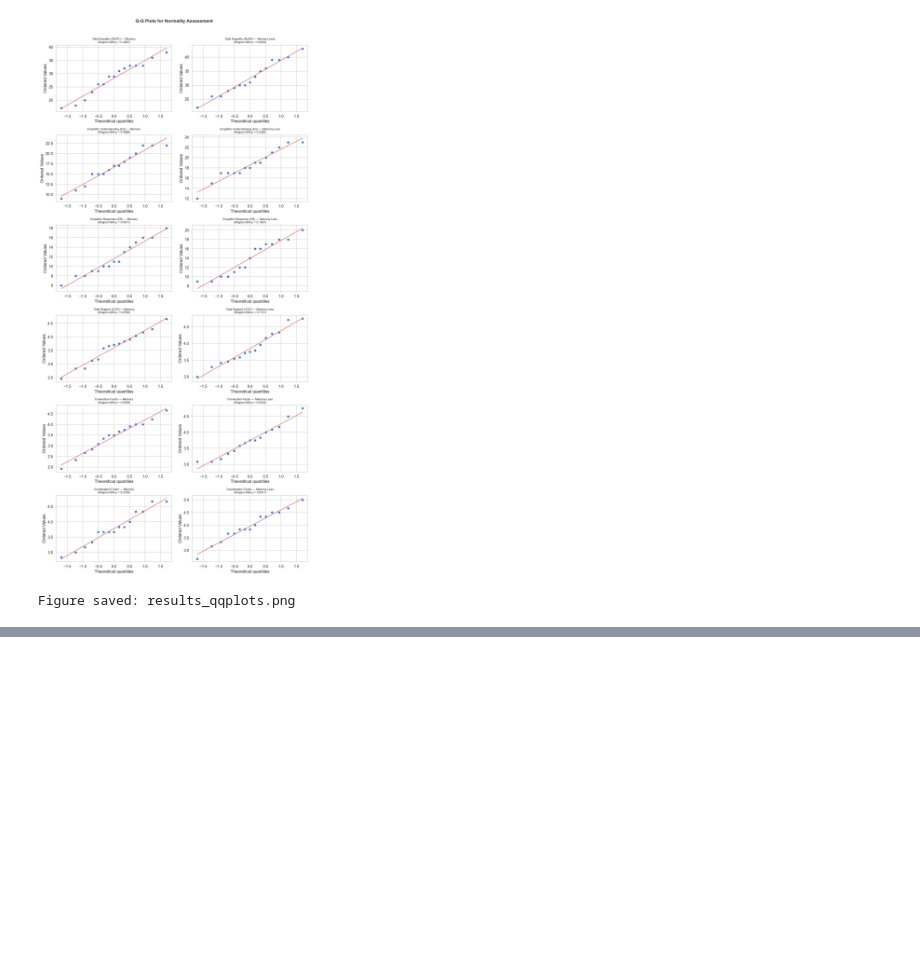
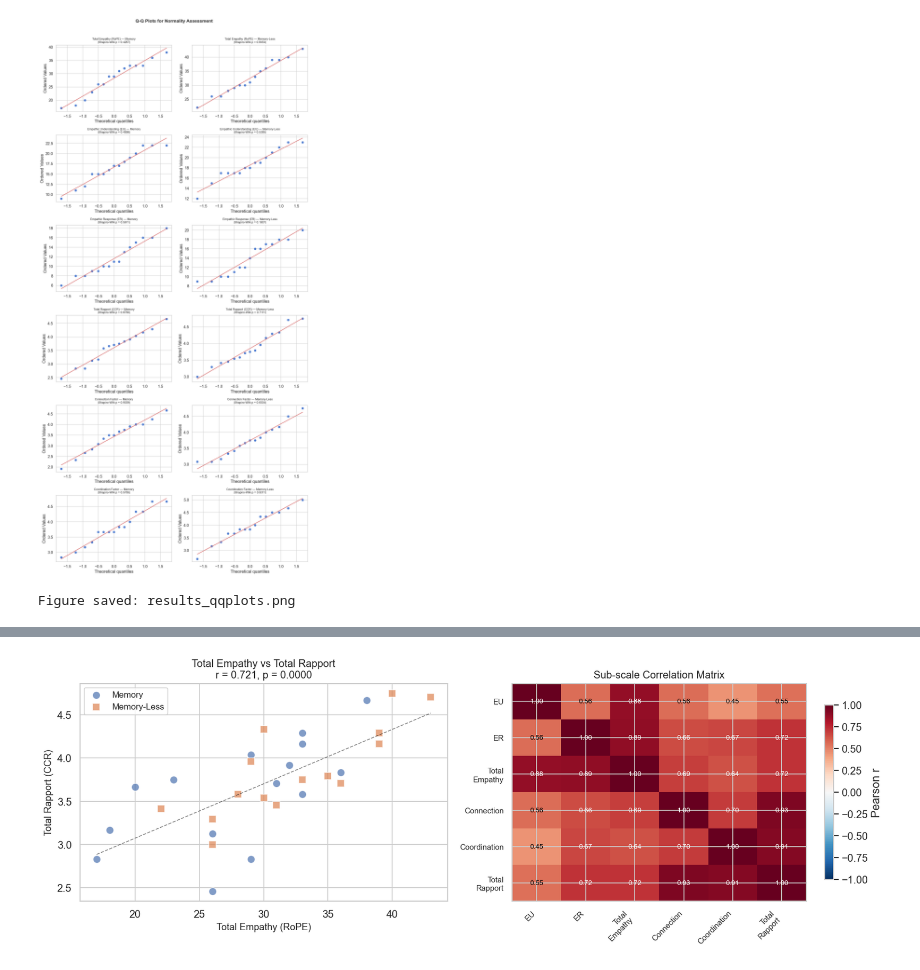
Before and after one commit to konnaan-tud/dsait4065-ca-group20, a Jupyter notebook: statistical_analysis/statistical_analysis.ipynb, the cells around one changed output, grey strips where cells are left out. Drawn from its saved outputs; the diff is of its cells as text; code cells hidden in the pictures; blank space fills up the shorter version.

```diff
--- a/statistical_analysis/statistical_analysis.ipynb
+++ b/statistical_analysis/statistical_analysis.ipynb
@@ -794,0 +959,79 @@ Figure saved: results_qqplots.png
+# %%
+# ============================================================
+# Correlation analysis: Empathy ↔ Rapport (all 30 participants)
+# ============================================================
+from scipy.stats import pearsonr, spearmanr
+
+# All correlations between empathy and rapport sub-scales
+corr_pairs = [
+    ('Total_Empathy', 'Total_Rapport', 'Total Empathy ↔ Total Rapport'),
+    ('EU_subscale', 'Connection', 'EU ↔ Connection'),
+    ('EU_subscale', 'Coordination', 'EU ↔ Coordination'),
+    ('ER_subscale', 'Connection', 'ER ↔ Connection'),
+    ('ER_subscale', 'Coordination', 'ER ↔ Coordination'),
+    ('EU_subscale', 'ER_subscale', 'EU ↔ ER (within empathy)'),
+    ('Connection', 'Coordination', 'Connection ↔ Coordination (within rapport)'),
+]
+
+print("Pearson Correlations (N = 30, pooled across conditions)")
+print("=" * 75)
+print(f"{'Pair':<45} {'r':>8} {'p-value':>10} {'Sig.':>6}")
+print("-" * 75)
+
+corr_results = []
+for col1, col2, label in corr_pairs:
+    r, p = pearsonr(df_scores[col1], df_scores[col2])
+    sig = "***" if p < 0.001 else "**" if p < 0.01 else "*" if p < 0.05 else "n.s."
+    corr_results.append({'Pair': label, 'r': r, 'p': p, 'sig': sig})
+    print(f"  {label:<43} {r:>+.4f} {p:>10.4f} {sig:>6}")
+
+print("\n* p < .05, ** p < .01, *** p < .001")
+
+# Scatter plot: Total Empathy vs Total Rapport
+fig, axes = plt.subplots(1, 2, figsize=(14, 5))
+
+# Plot 1: Total Empathy vs Total Rapport (colored by condition)
+for condition, color, marker in [('Memory', '#4C72B0', 'o'), ('Memory-Less', '#DD8452', 's')]:
+    mask = df_scores['Condition'] == condition
+    axes[0].scatter(df_scores[mask]['Total_Empathy'], df_scores[mask]['Total_Rapport'],
+                    c=color, marker=marker, s=80, alpha=0.7, label=condition, edgecolors='white')
+
+# Overall regression line
+x = df_scores['Total_Empathy']
+y = df_scores['Total_Rapport']
+z = np.polyfit(x, y, 1)
+p_line = np.poly1d(z)
+x_range = np.linspace(x.min(), x.max(), 100)
+axes[0].plot(x_range, p_line(x_range), 'k--', alpha=0.5, linewidth=1)
+
+r_total, p_total = pearsonr(x, y)
+axes[0].set_xlabel('Total Empathy (RoPE)', fontsize=11)
+axes[0].set_ylabel('Total Rapport (CCR)', fontsize=11)
+axes[0].set_title(f'Total Empathy vs Total Rapport\nr = {r_total:.3f}, p = {p_total:.4f}', fontsize=12)
+axes[0].legend(fontsize=10)
+
+# Plot 2: Correlation heatmap of all sub-scales
+corr_cols = ['EU_subscale', 'ER_subscale', 'Total_Empathy', 'Connection', 'Coordination', 'Total_Rapport']
+corr_labels = ['EU', 'ER', 'Total\nEmpathy', 'Connection', 'Coordination', 'Total\nRapport']
+corr_matrix = df_scores[corr_cols].corr()
+
+im = axes[1].imshow(corr_matrix.values, cmap='RdBu_r', vmin=-1, vmax=1, aspect='auto')
+axes[1].set_xticks(range(len(corr_labels)))
+axes[1].set_xticklabels(corr_labels, fontsize=9, rotation=45, ha='right')
+axes[1].set_yticks(range(len(corr_labels)))
+axes[1].set_yticklabels(corr_labels, fontsize=9)
+axes[1].set_title('Sub-scale Correlation Matrix', fontsize=12)
+
+# Add correlation values in cells
+for i in range(len(corr_cols)):
+    for j in range(len(corr_cols)):
+        val = corr_matrix.values[i, j]
+        text_color = 'white' if abs(val) > 0.6 else 'black'
+        axes[1].text(j, i, f'{val:.2f}', ha='center', va='center', fontsize=8, color=text_color)
+
+plt.colorbar(im, ax=axes[1], shrink=0.8, label='Pearson r')
+plt.tight_layout()
+plt.savefig('results_correlations.png', dpi=150, bbox_inches='tight')
+plt.show()
+print("\nSaved: results_correlations.png")
+# %% [output]
@@ -794,0 +1051 @@ Figure saved: results_qqplots.png
+[figure, added]
```
Also changed, not shown: parts of 11 cells of this notebook, 3 other files.
